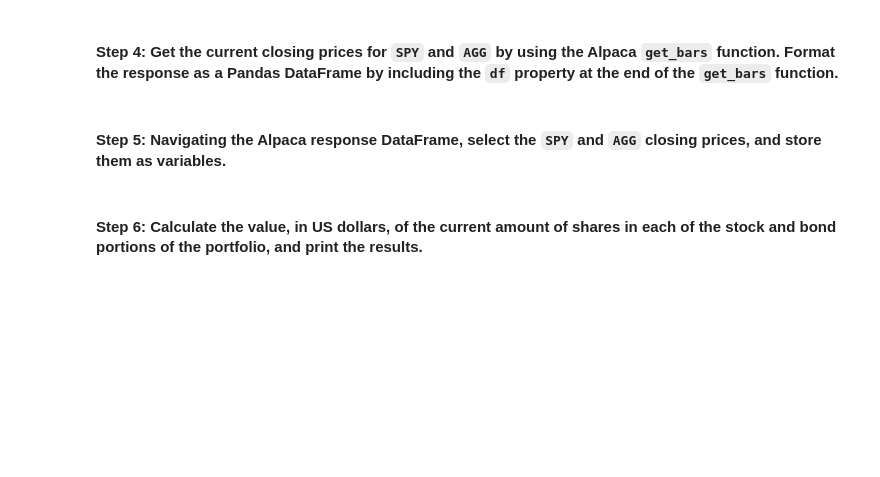
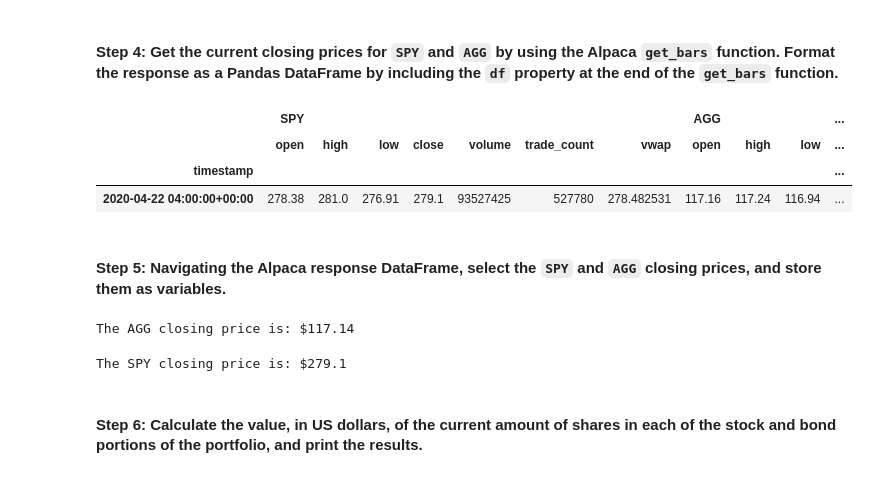
Before and after one commit to gitgenesis/Mod5_Challenge, a Jupyter notebook: financial_planning_tools.ipynb, the cells around one changed output. Cells and saved outputs as stored; diff of their text form; code cells hidden in the pictures; blank space fills up the shorter version.

Commit message:
commit Part 1- Evaluate Stock and Bond Holdings Using the Alpaca SDK-completed

```diff
--- a/financial_planning_tools.ipynb
+++ b/financial_planning_tools.ipynb
@@ -191,11 +191,14 @@ agg_shares = 200
 #### Step 2: Set the variables for the Alpaca API and secret keys. Using the Alpaca SDK, create the Alpaca `tradeapi.REST` object. In this object, include the parameters for the Alpaca API key, the secret key, and the version number.
 # %%
 # Set the variables for the Alpaca API and secret keys
-# YOUR CODE HERE
-# YOUR CODE HERE
+alpaca_api_key = os.getenv("ALPACA_API_KEY")
+alpaca_secret_key = os.getenv("ALPACA_SECRET_KEY")
 
 # Create the Alpaca tradeapi.REST object
-# YOUR CODE HERE
+alpaca = tradeapi.REST(
+    alpaca_api_key,
+    alpaca_secret_key,
+    api_version="v2")
 # %% [markdown]
 #### Step 3: Set the following parameters for the Alpaca API call:
 
@@ -206,39 +209,63 @@ agg_shares = 200
 - `start_date` and `end_date`: Use the same date for these parameters, and format them with the date of the previous weekday (or `2020-08-07`). This is because you want the one closing price for the most-recent trading day.
 # %%
 # Set the tickers for both the bond and stock portion of the portfolio
-# YOUR CODE HERE
+tickers = ['SPY', 'AGG']
 
 # Set timeframe to 1Day
-# YOUR CODE HERE
+timeframe = "1Day"
 
 # Format current date as ISO format
 # Set both the start and end date at the date of your prior weekday
 # This will give you the closing price of the previous trading day
 # Alternatively you can use a start and end date of 2020-08-07
-# YOUR CODE HERE
-# YOUR CODE HERE
+start_date = pd.Timestamp("2020-04-22", tz="America/New_York").isoformat()
+end_date = pd.Timestamp("2020-04-22", tz="America/New_York").isoformat()
 # %% [markdown]
 #### Step 4: Get the current closing prices for `SPY` and `AGG` by using the Alpaca `get_bars` function. Format the response as a Pandas DataFrame by including the `df` property at the end of the `get_bars` function.
 # %%
 # Use the Alpaca get_bars function to get current closing prices the portfolio
 # Be sure to set the `df` property after the function to format the response object as a DataFrame
-# YOUR CODE HERE
-
+portfolio_df = alpaca.get_bars(tickers,
+                              timeframe,
+                              start = start_date,
+                              end = end_date
+                             ).df
 # Reorganize the DataFrame
 # Separate ticker data
-# YOUR CODE HERE
+SPY = portfolio_df[portfolio_df['symbol'] =='SPY'].drop('symbol', axis=1)
+AGG = portfolio_df[portfolio_df['symbol']=='AGG'].drop('symbol', axis=1)
 
 # Concatenate the ticker DataFrames
-# YOUR CODE HERE
+portfolio_df = pd.concat([SPY,AGG],axis=1, keys=['SPY','AGG'])
 
 # Review the first 5 rows of the Alpaca DataFrame
 # YOUR CODE HERE
+portfolio_df.head()
+# %% [output]
+|  | SPY |  |  |  |  |  |  | AGG |  |  | ... |
+|  | open | high | low | close | volume | trade_count | vwap | open | high | low | ... |
+| timestamp |  |  |  |  |  |  |  |  |  |  | ... |
+| 2020-04-22 04:00:00+00:00 | 278.38 | 281.0 | 276.91 | 279.1 | 93527425 | 527780 | 278.482531 | 117.16 | 117.24 | 116.94 | ... |
 # %% [markdown]
 #### Step 5: Navigating the Alpaca response DataFrame, select the `SPY` and `AGG` closing prices, and store them as variables.
+# %%
+# Access the closing price for AGG from the Alpaca DataFrame
+# Converting the value to a floating point number
+agg_close_price = portfolio_df['AGG']['close']
+
+# Converting the value to a floating point number
+agg_close_price = float(portfolio_df['AGG']['close'])
+
+# Print the AGG closing price
+print (f'The AGG closing price is: ${agg_close_price}')
+# %% [output]
+The AGG closing price is: $117.14
 # %%
-# Access the closing price for AGG from the Alpaca DataFrame
+# Access the closing price for SPY from the Alpaca DataFrame
 # Converting the value to a floating point number
-agg_close_price = # YOUR CODE HERE
+spy_close_price = float(portfolio_df['SPY']['close'])
 
-# Print the AGG closing price
-# YOUR CODE HERE
+# Print the SPY closing price
+print(f"The SPY closing price is: ${spy_close_price}")
+# %% [output]
+The SPY closing price is: $279.1
```
Also changed, not shown: parts of 12 cells of this notebook, 2 other files.
